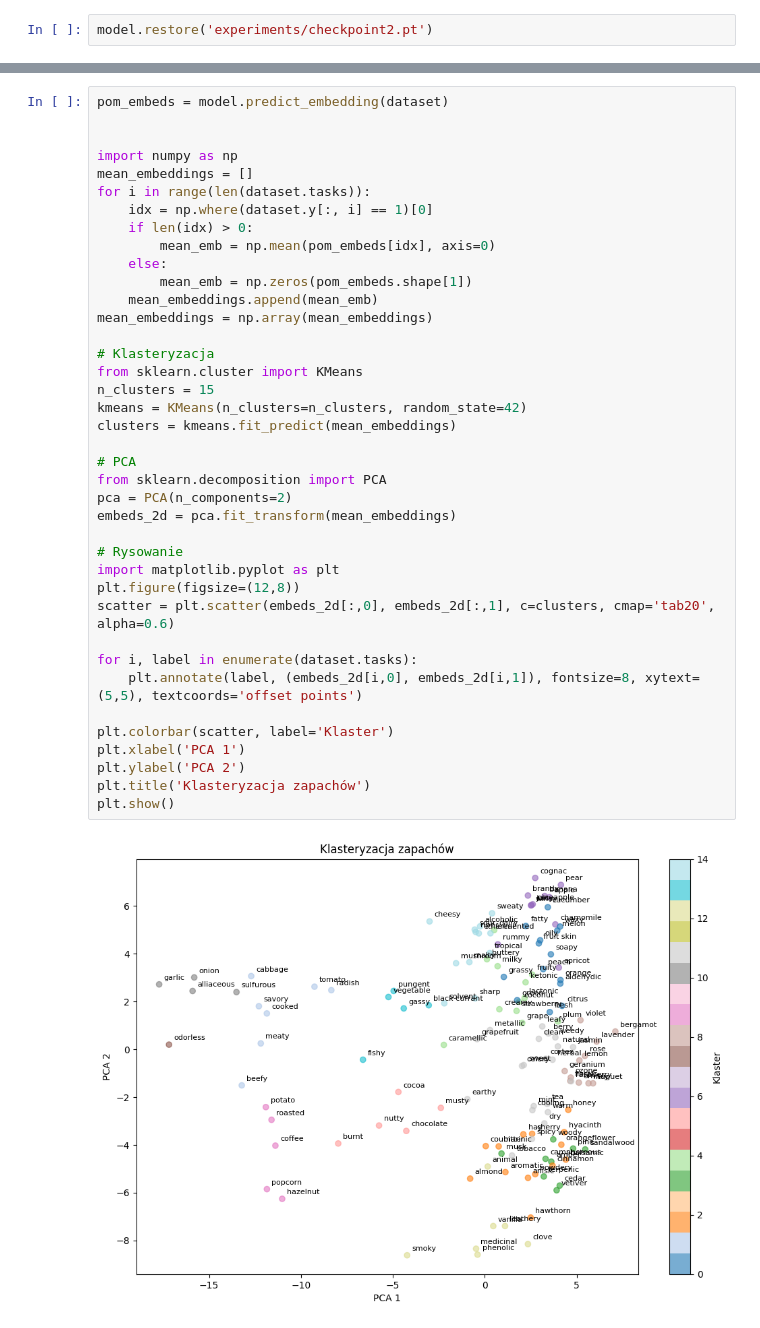
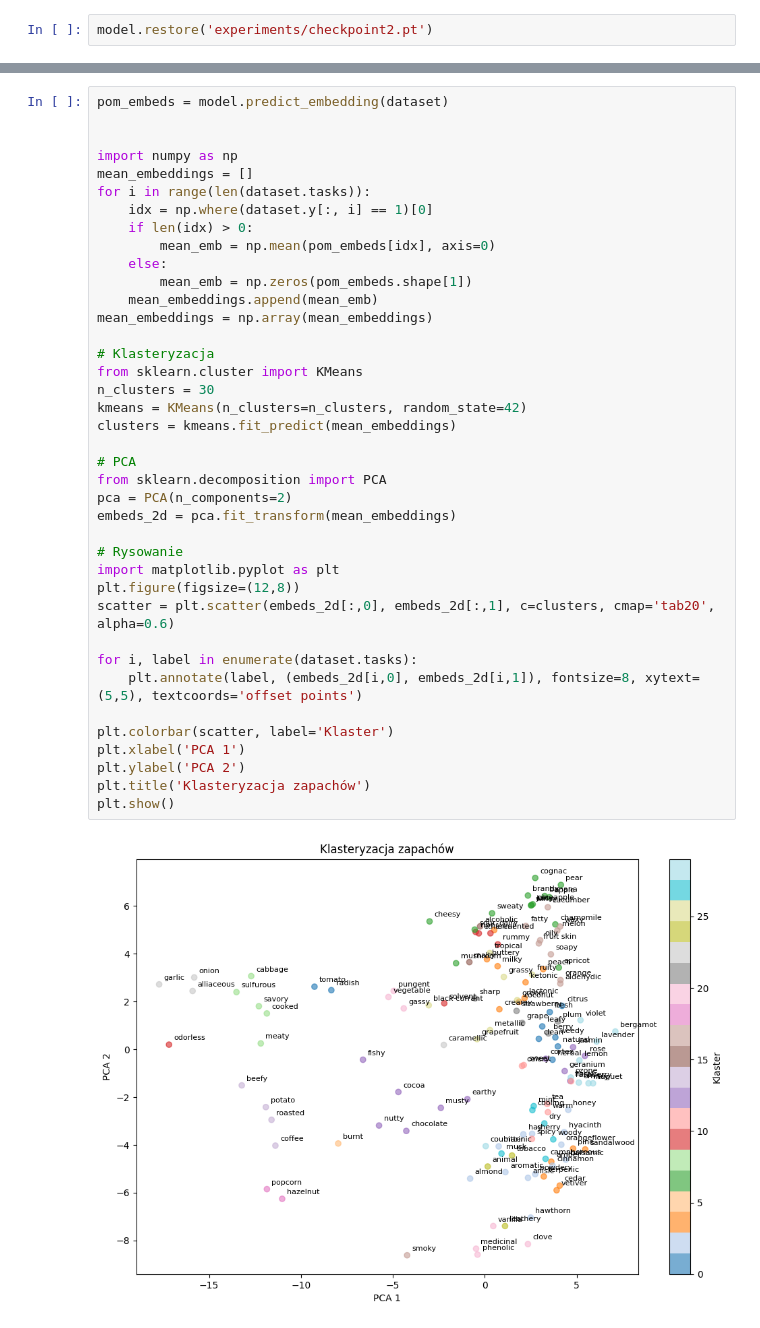
Before and after one commit to cluiverto/osmo, a Jupyter notebook: notebooks/openpom_clusters.ipynb, the cells around one changed output, grey strips where cells are left out. Cells and saved outputs as stored; diff of their text form.

Commit message:
openpom - clustering #2 - modify plot & elbow method

```diff
--- a/notebooks/openpom_clusters.ipynb
+++ b/notebooks/openpom_clusters.ipynb
@@ -130,35 +149,35 @@ for i in range(len(dataset.tasks)):
         mean_emb = np.mean(pom_embeds[idx], axis=0)
     else:
         mean_emb = np.zeros(pom_embeds.shape[1])
     mean_embeddings.append(mean_emb)
 mean_embeddings = np.array(mean_embeddings)
 
 # Klasteryzacja
 from sklearn.cluster import KMeans
-n_clusters = 15
+n_clusters = 30
 kmeans = KMeans(n_clusters=n_clusters, random_state=42)
 clusters = kmeans.fit_predict(mean_embeddings)
 
 # PCA
 from sklearn.decomposition import PCA
 pca = PCA(n_components=2)
 embeds_2d = pca.fit_transform(mean_embeddings)
 
 # Rysowanie
 import matplotlib.pyplot as plt
 plt.figure(figsize=(12,8))
 scatter = plt.scatter(embeds_2d[:,0], embeds_2d[:,1], c=clusters, cmap='tab20', alpha=0.6)
 
 for i, label in enumerate(dataset.tasks):
     plt.annotate(label, (embeds_2d[i,0], embeds_2d[i,1]), fontsize=8, xytext=(5,5), textcoords='offset points')
 
 plt.colorbar(scatter, label='Klaster')
 plt.xlabel('PCA 1')
 plt.ylabel('PCA 2')
 plt.title('Klasteryzacja zapachów')
 plt.show()
 # %% [output]
-[figure, old version]
+[figure, new version]
 # %%
 def get_clusters_list(dataset_tasks, clusters):
     clustered_odors = {}
```
Also changed, not shown: parts of 5 cells of this notebook.
